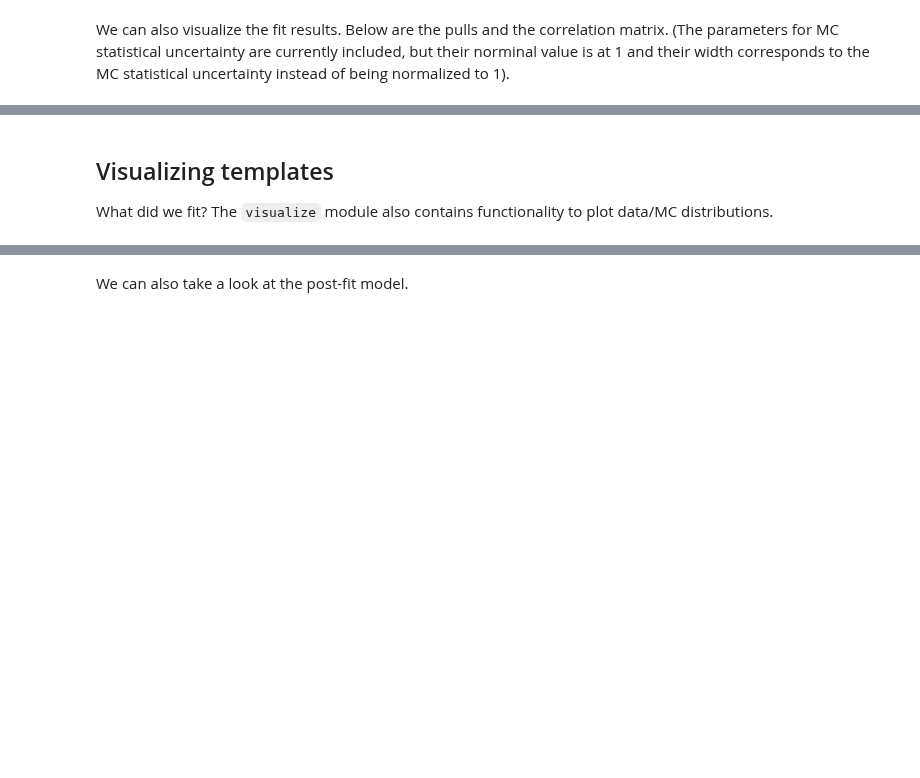
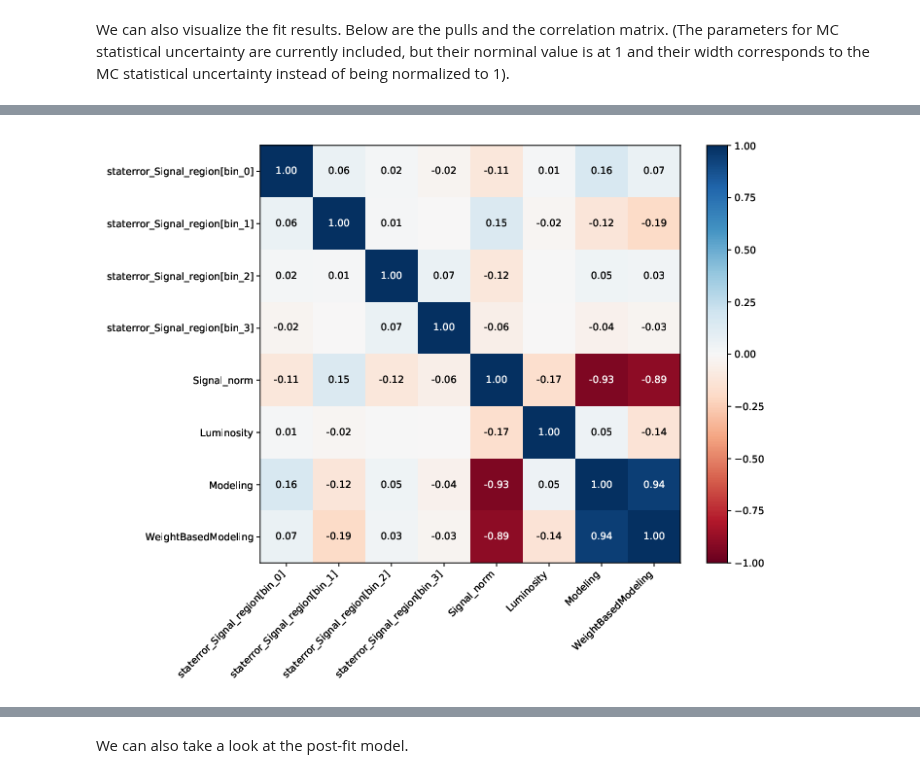
Before and after one commit to cabinetry/cabinetry-tutorials, a Jupyter notebook: example.ipynb, the cells around one changed output, grey strips where cells are left out. Drawn from its saved outputs; the diff is of its cells as text; code cells hidden in the pictures; blank space fills up the shorter version.

```diff
--- a/example.ipynb
+++ b/example.ipynb
@@ -200,3 +199,3 @@ IFrame("figures/pulls.pdf", width=600, height=250)
 # %%
-IFrame("figures/correlation_matrix.pdf", width=600, height=550)
+WImage(filename='figures/correlation_matrix.pdf')
 # %% [output]
@@ -204,5 +202 @@ IFrame("figures/correlation_matrix.pdf", width=600, height=550)
+[figure, added]
-# %% [markdown]
-## Visualizing templates
-
-What did we fit?
-The `visualize` module also contains functionality to plot data/MC distributions.
```
Also changed, not shown: parts of 30 cells of this notebook, 1 other file.
